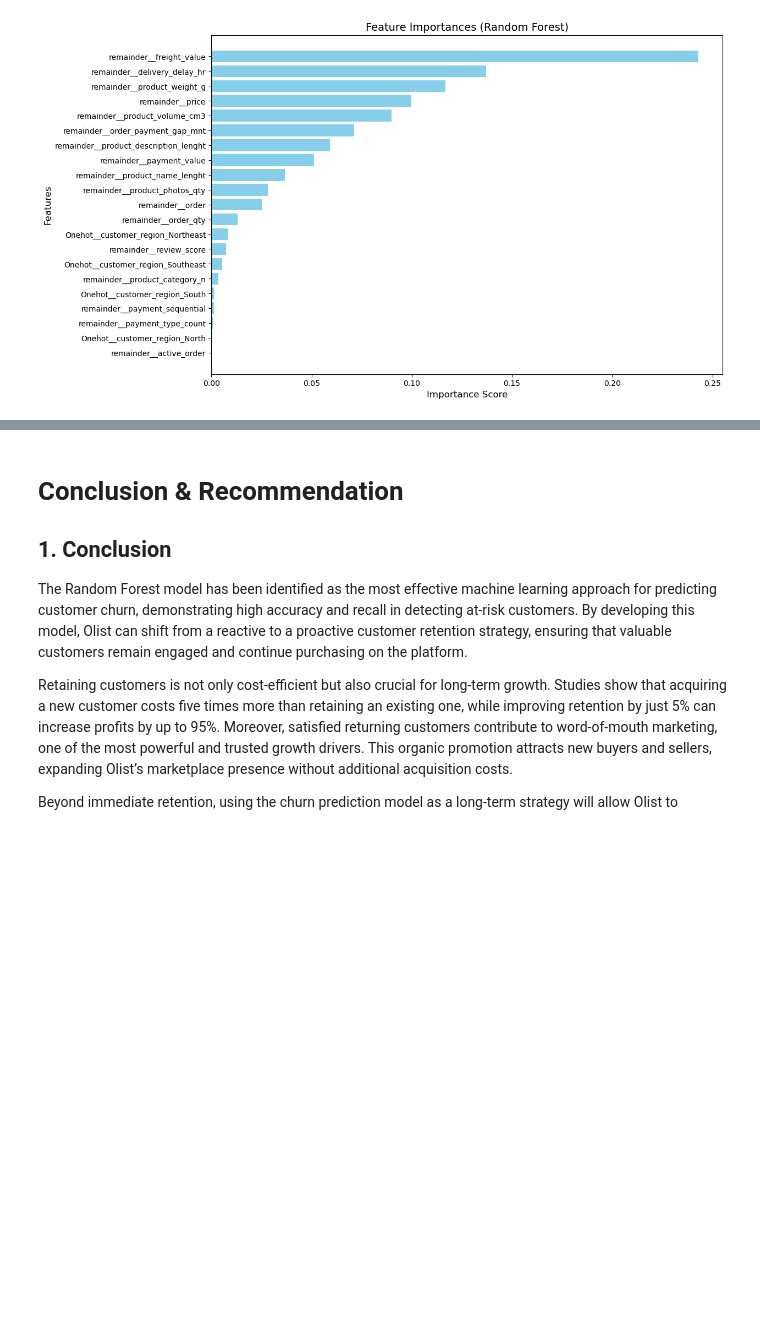
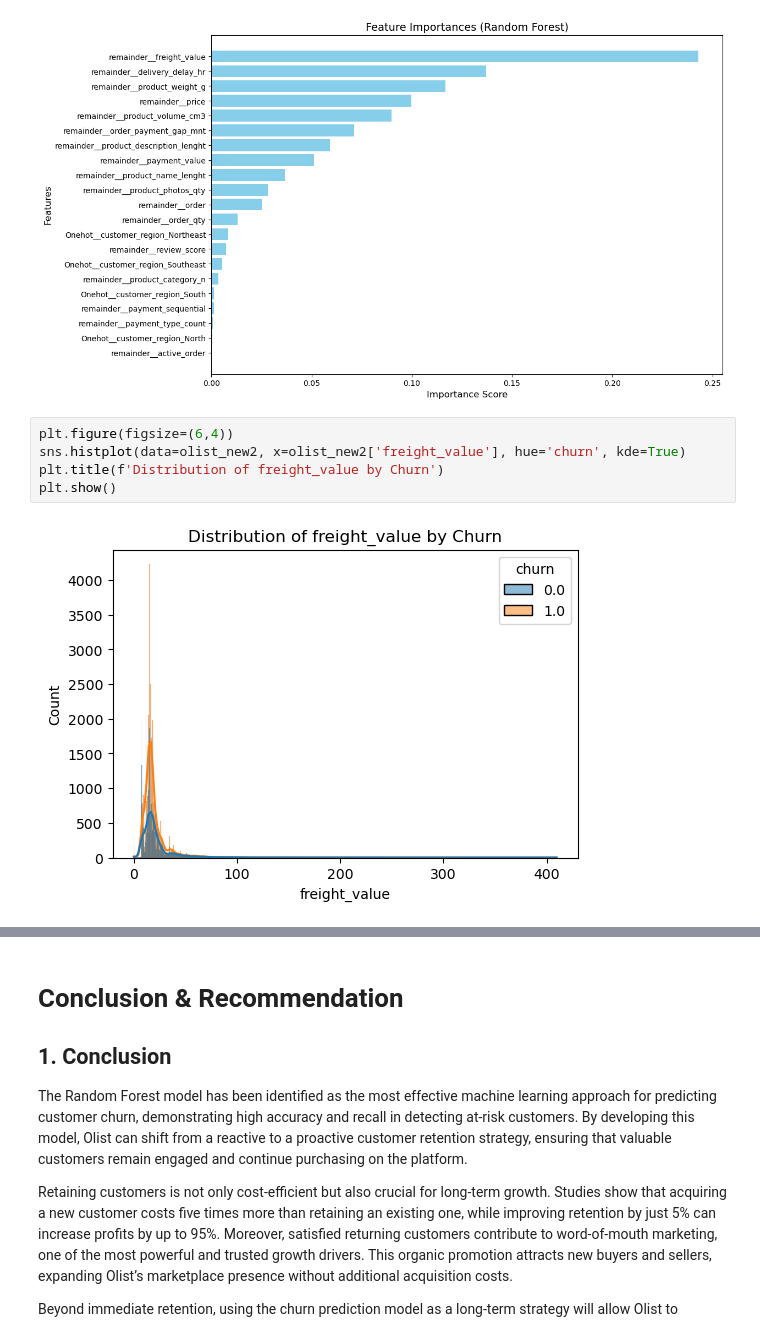
Before and after one commit to stevanus1997/final_project_alpha, a Jupyter notebook: brazillian_olist.ipynb, the cells around one changed output, grey strips where cells are left out. Cells and saved outputs as stored; diff of their text form; blank space fills up the shorter version.

```diff
--- a/brazillian_olist.ipynb
+++ b/brazillian_olist.ipynb
@@ -3099,3 +3195,10 @@ plt.show()
 | 0 | Onehot__customer_region_North | 0.000529 |
 | 7 | remainder__active_order | 0.000149 |
 [figure]
+# %%
+plt.figure(figsize=(6,4))
+sns.histplot(data=olist_new2, x=olist_new2['freight_value'], hue='churn', kde=True)
+plt.title(f'Distribution of freight_value by Churn')
+plt.show()
+# %% [output]
+[figure, added]
```
Also changed, not shown: parts of 14 cells of this notebook, 2 other files.
